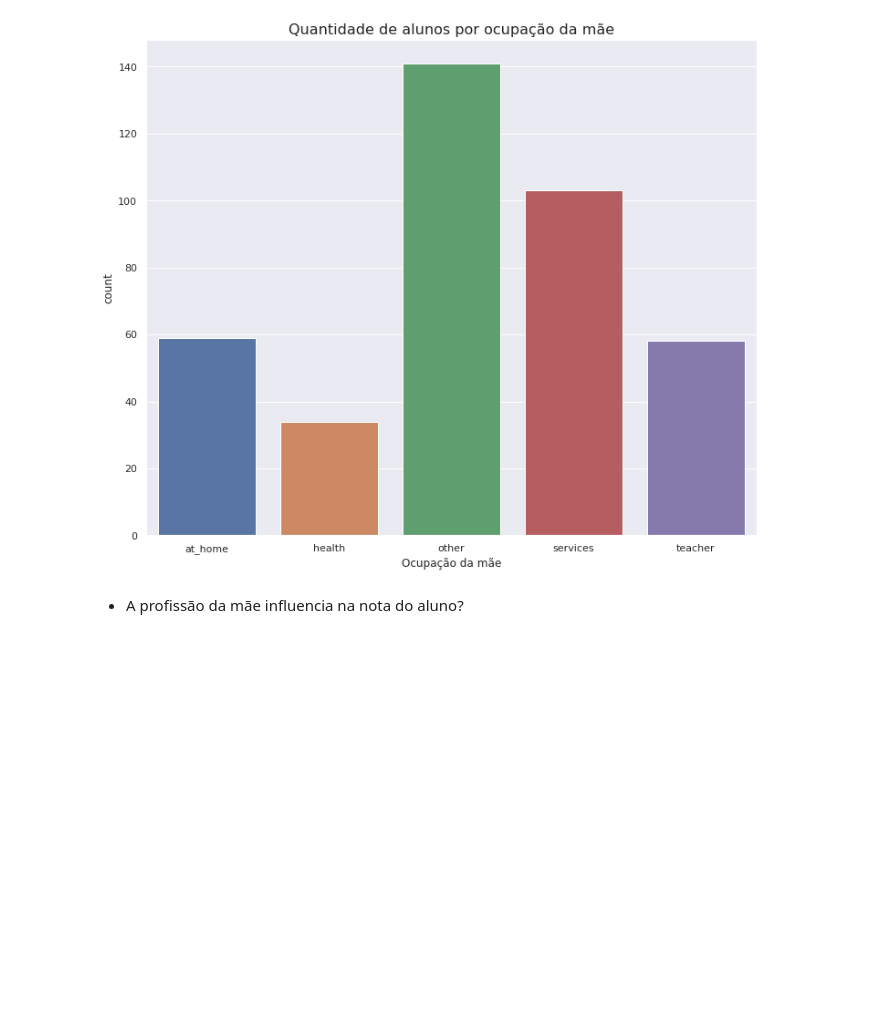
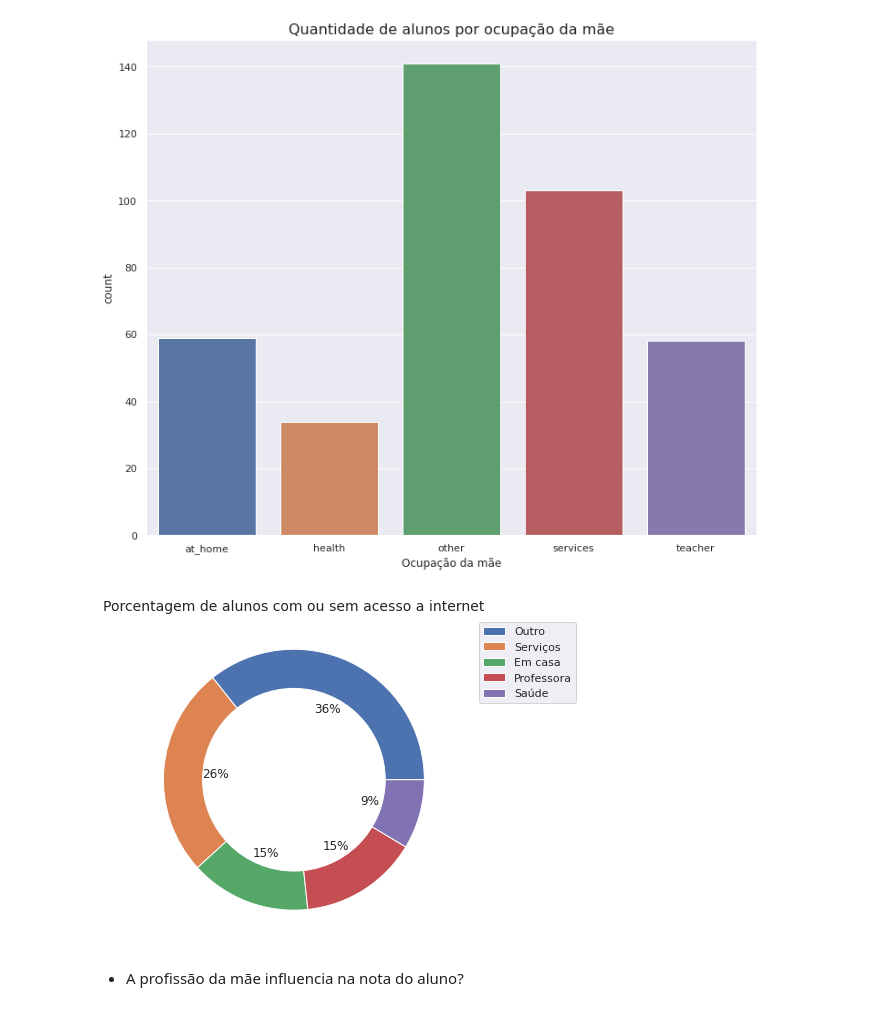
Before and after one commit to DamodaraBarbosa/machine_learning_studies, a Jupyter notebook: Student_Predict_Grade.ipynb, the cells around one changed output. Saved outputs shown, nothing was run; the diff lists cells and outputs as text; code cells hidden in the pictures; blank space fills up the shorter version.

```diff
--- a/Student_Predict_Grade.ipynb
+++ b/Student_Predict_Grade.ipynb
@@ -573,6 +573,19 @@ plt.xlabel('Ocupação da mãe')
 plt.show()
 # %% [output]
 [figure]
+# %%
+plt.figure(figsize= (10, 6))
+labels= ['Outro', 'Serviços', 'Em casa', 'Professora', 'Saúde']
+plt.pie(data['Mjob'].value_counts(normalize= True), autopct= '%.0f%%')
+plt.title('Porcentagem de alunos com ou sem acesso a internet', fontsize= 14)
+plt.legend(labels, bbox_to_anchor= (1.05, 1))
+# a partir daqui, código para adicionar círculo branco no meio do gráfico.
+my_circle = plt.Circle((0, 0), 0.7, color='white')
+p = plt.gcf()
+p.gca().add_artist(my_circle)
+plt.show()
+# %% [output]
+[figure, added]
 # %% [markdown]
 * A profissão da mãe influencia na nota do aluno?
 # %%
```
Also changed, not shown: parts of 41 cells of this notebook.
